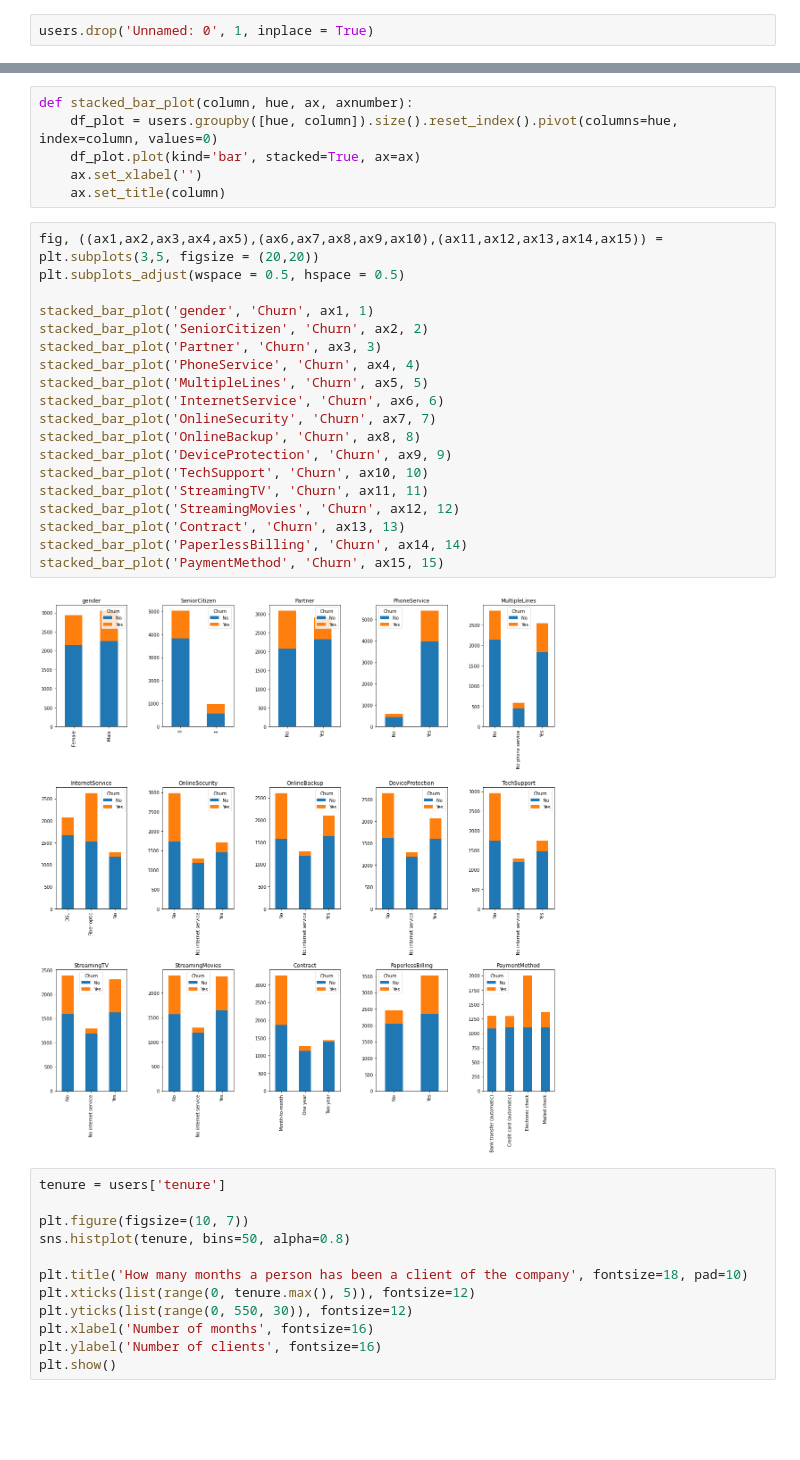
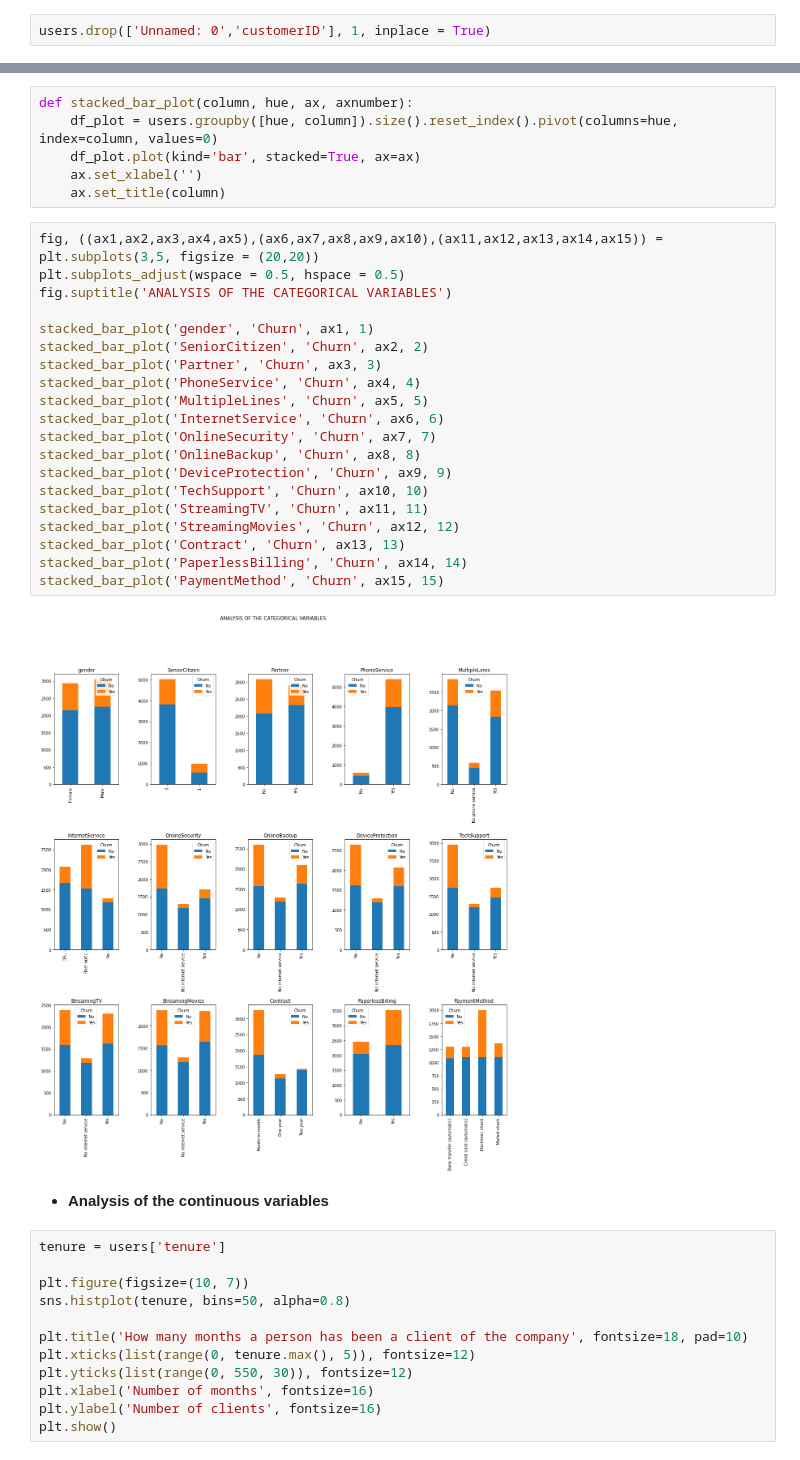
Before and after one commit to rfisla/MACHINE-LEARNING-PROJECTS, a Jupyter notebook: Telecom_users_analysis.ipynb, the cells around one changed output, grey strips where cells are left out. Cells and saved outputs as stored; diff of their text form; blank space fills up the shorter version.

```diff
--- a/Telecom_users_analysis.ipynb
+++ b/Telecom_users_analysis.ipynb
@@ -51,7 +55,7 @@ users.head(2)
 - TotalCharges - the total amount that the client paid for the services for the entire time
 - Churn - whether there was a churn (Yes or No)
 # %%
-users.drop('Unnamed: 0', 1, inplace = True)
+users.drop(['Unnamed: 0','customerID'], 1, inplace = True)
 # %%
 users.info()
 # %% [output]
@@ -116,24 +124,27 @@ def stacked_bar_plot(column, hue, ax, axnumber):
 # %%
 fig, ((ax1,ax2,ax3,ax4,ax5),(ax6,ax7,ax8,ax9,ax10),(ax11,ax12,ax13,ax14,ax15)) = plt.subplots(3,5, figsize = (20,20))
 plt.subplots_adjust(wspace = 0.5, hspace = 0.5)
+fig.suptitle('ANALYSIS OF THE CATEGORICAL VARIABLES')
 
 stacked_bar_plot('gender', 'Churn', ax1, 1)
 stacked_bar_plot('SeniorCitizen', 'Churn', ax2, 2)
 stacked_bar_plot('Partner', 'Churn', ax3, 3)
 stacked_bar_plot('PhoneService', 'Churn', ax4, 4)
 stacked_bar_plot('MultipleLines', 'Churn', ax5, 5)
 stacked_bar_plot('InternetService', 'Churn', ax6, 6)
 stacked_bar_plot('OnlineSecurity', 'Churn', ax7, 7)
 stacked_bar_plot('OnlineBackup', 'Churn', ax8, 8)
 stacked_bar_plot('DeviceProtection', 'Churn', ax9, 9)
 stacked_bar_plot('TechSupport', 'Churn', ax10, 10)
 stacked_bar_plot('StreamingTV', 'Churn', ax11, 11)
 stacked_bar_plot('StreamingMovies', 'Churn', ax12, 12)
 stacked_bar_plot('Contract', 'Churn', ax13, 13)
 stacked_bar_plot('PaperlessBilling', 'Churn', ax14, 14)
 stacked_bar_plot('PaymentMethod', 'Churn', ax15, 15)
 # %% [output]
-[figure, old version]
+[figure, new version]
+# %% [markdown]
+- **Analysis of the continuous variables**
 # %%
 tenure = users['tenure']
 
```
Also changed, not shown: parts of 72 cells of this notebook.
